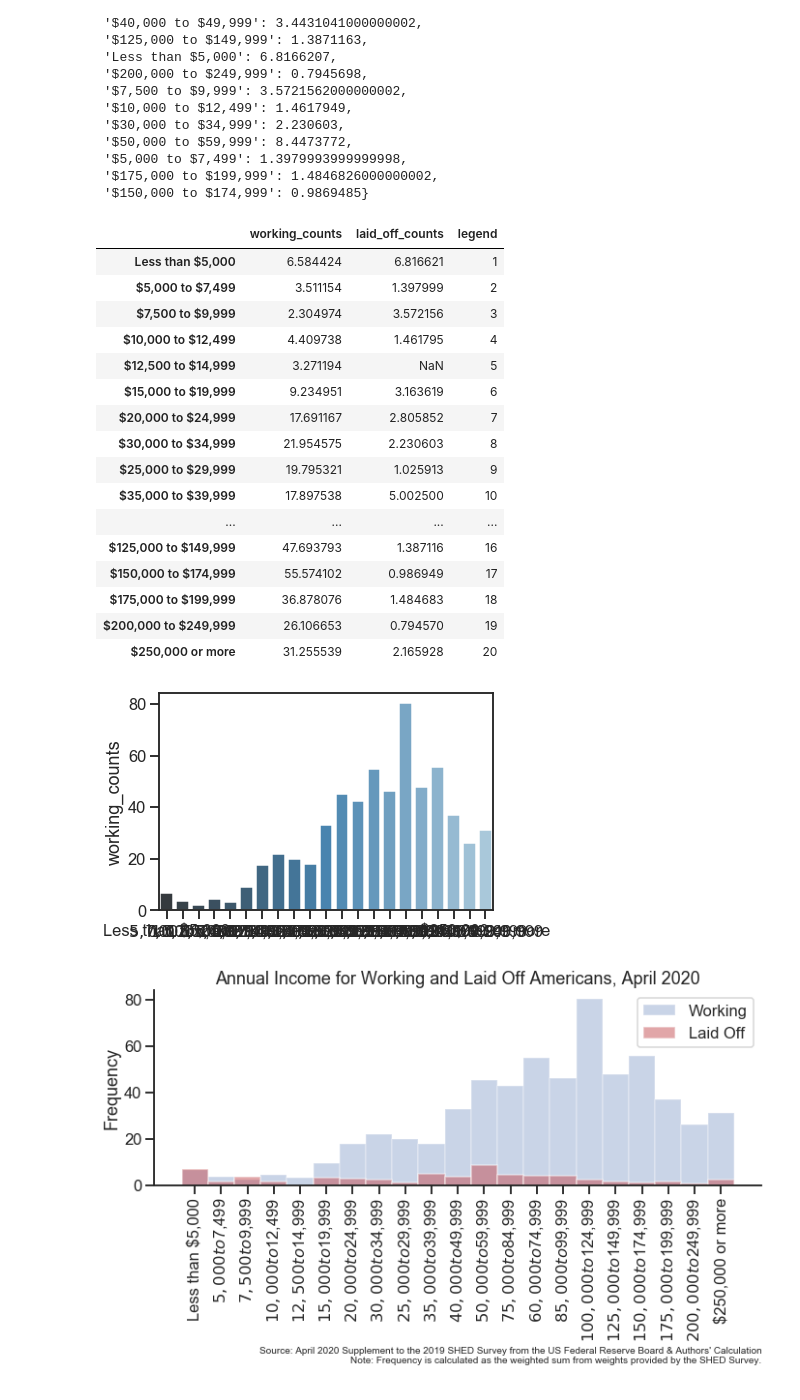
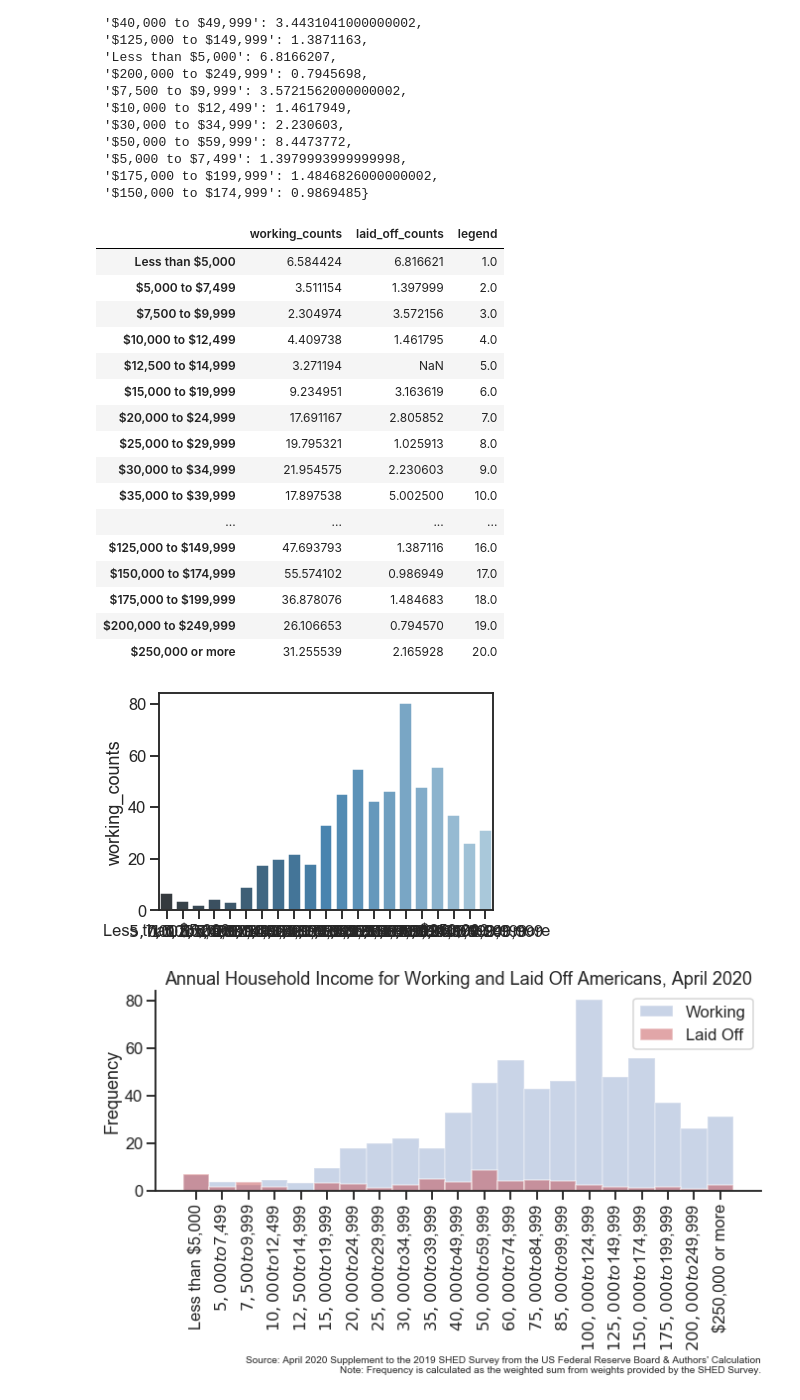
Before and after one commit to jake-w-schneider/Covid_UI, a Jupyter notebook: 1_Scripts/UI_covid_shed_script.ipynb, the cells around one changed output. Saved outputs shown, nothing was run; the diff lists cells and outputs as text; code cells hidden in the pictures.

Commit message:
add updated graphics

```diff
--- a/1_Scripts/UI_covid_shed_script.ipynb
+++ b/1_Scripts/UI_covid_shed_script.ipynb
@@ -211,28 +211,28 @@ laid_off_counts
 counts_df = pd.DataFrame({
     'working_counts': working_counts,
     'laid_off_counts': laid_off_counts,
-    'legend': [11,15,19,12,13,20,16,18,9,8,17,14,12,10,7,5,6,1,2,3,4]
+    'legend': [11,15,19,13,12,20,16,18,8,9,17,14,11.5,10,7,5,6,1,2,3,4]
     }, index=working_counts.keys())
 counts_df = counts_df.sort_values(by = ['legend'])
 counts_df
 # %% [output]
 |  | working_counts | laid_off_counts | legend |
-| Less than $5,000 | 6.584424 | 6.816621 | 1 |
-| $5,000 to $7,499 | 3.511154 | 1.397999 | 2 |
-| $7,500 to $9,999 | 2.304974 | 3.572156 | 3 |
-| $10,000 to $12,499 | 4.409738 | 1.461795 | 4 |
-| $12,500 to $14,999 | 3.271194 | NaN | 5 |
-| $15,000 to $19,999 | 9.234951 | 3.163619 | 6 |
-| $20,000 to $24,999 | 17.691167 | 2.805852 | 7 |
-| $30,000 to $34,999 | 21.954575 | 2.230603 | 8 |
-| $25,000 to $29,999 | 19.795321 | 1.025913 | 9 |
-| $35,000 to $39,999 | 17.897538 | 5.002500 | 10 |
+| Less than $5,000 | 6.584424 | 6.816621 | 1.0 |
+| $5,000 to $7,499 | 3.511154 | 1.397999 | 2.0 |
+| $7,500 to $9,999 | 2.304974 | 3.572156 | 3.0 |
+| $10,000 to $12,499 | 4.409738 | 1.461795 | 4.0 |
+| $12,500 to $14,999 | 3.271194 | NaN | 5.0 |
+| $15,000 to $19,999 | 9.234951 | 3.163619 | 6.0 |
+| $20,000 to $24,999 | 17.691167 | 2.805852 | 7.0 |
+| $25,000 to $29,999 | 19.795321 | 1.025913 | 8.0 |
+| $30,000 to $34,999 | 21.954575 | 2.230603 | 9.0 |
+| $35,000 to $39,999 | 17.897538 | 5.002500 | 10.0 |
 | ... | ... | ... | ... |
-| $125,000 to $149,999 | 47.693793 | 1.387116 | 16 |
-| $150,000 to $174,999 | 55.574102 | 0.986949 | 17 |
-| $175,000 to $199,999 | 36.878076 | 1.484683 | 18 |
-| $200,000 to $249,999 | 26.106653 | 0.794570 | 19 |
-| $250,000 or more | 31.255539 | 2.165928 | 20 |
+| $125,000 to $149,999 | 47.693793 | 1.387116 | 16.0 |
+| $150,000 to $174,999 | 55.574102 | 0.986949 | 17.0 |
+| $175,000 to $199,999 | 36.878076 | 1.484683 | 18.0 |
+| $200,000 to $249,999 | 26.106653 | 0.794570 | 19.0 |
+| $250,000 or more | 31.255539 | 2.165928 | 20.0 |
 # %%
 ax = sns.barplot(x=counts_df.index, y=counts_df['working_counts'], palette="Blues_d")
 plt.show()
@@ -245,7 +245,7 @@ plt.show()
 #plt.bar(working_counts.keys(), working_counts.values(), width, color='g')
 #plt.show()
 # %% [output]
-[figure, old version]
+[figure, new version]
 # %%
 # data to plot
 n_groups = 21
@@ -266,33 +266,33 @@ label='Working')
 
 rects2 = plt.bar(index + bar_width, laid_off, bar_width,
 alpha=opacity1,
 color='r',
 label='Laid Off')
 
 #plt.xlabel('Income Range')
 plt.ylabel('Frequency')
-plt.title('Annual Income for Working and Laid Off Americans, April 2020')
+plt.title('Annual Household Income for Working and Laid Off Americans, April 2020')
 plt.xticks(index + bar_width, counts_df.index, rotation = 90)
 #plt.text(0, 0, t, style='oblique', ha = 'center', va = 'top', wrap = True)
 plt.legend()
 
 plt.annotate("Source: April 2020 Supplement to the 2019 SHED Survey from the US Federal Reserve Board & Authors' Calculation",
             xy=(1.0, -0.85),
             xycoords='axes fraction',
             horizontalalignment='right',
             verticalalignment='center',
             size = 10)
 
 plt.annotate("Note: Frequency is calculated as the weighted sum from weights provided by the SHED Survey.",
             xy=(1.0, -0.9),
             xycoords='axes fraction',
             horizontalalignment='right',
             verticalalignment='center',
             size = 10)
 
 plt.tight_layout()
 sns.despine()
-plt.savefig('../3_Outputs/Annual Income Chart April 2020.jpg', dpi=300, bbox_inches='tight')
+plt.savefig('../3_Outputs/Annual Household Income Chart April 2020.jpg', dpi=300, bbox_inches='tight')
 plt.show()
 # %% [output]
-[figure, old version]
+[figure, new version]
```
Also changed, not shown: parts of 1 cell of this notebook, 8 other files.
